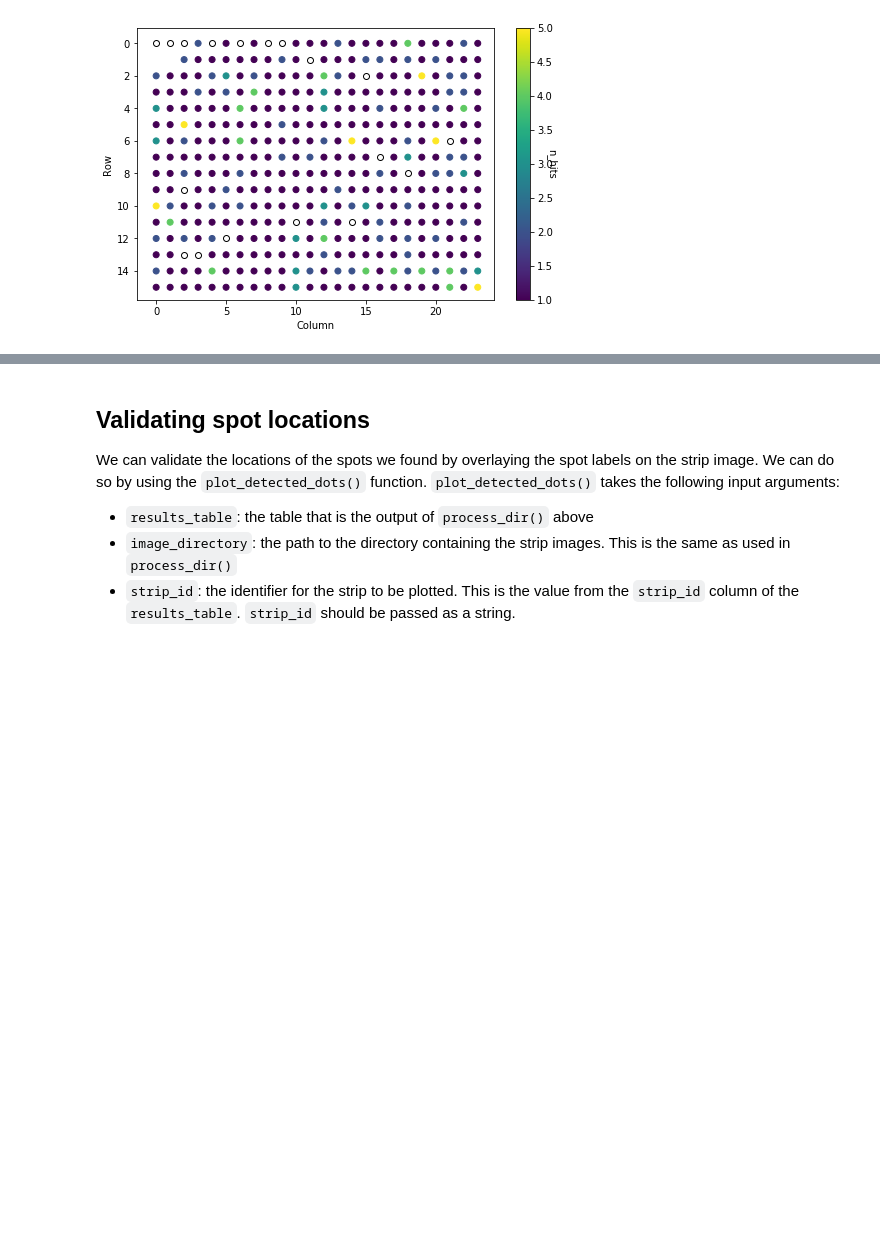
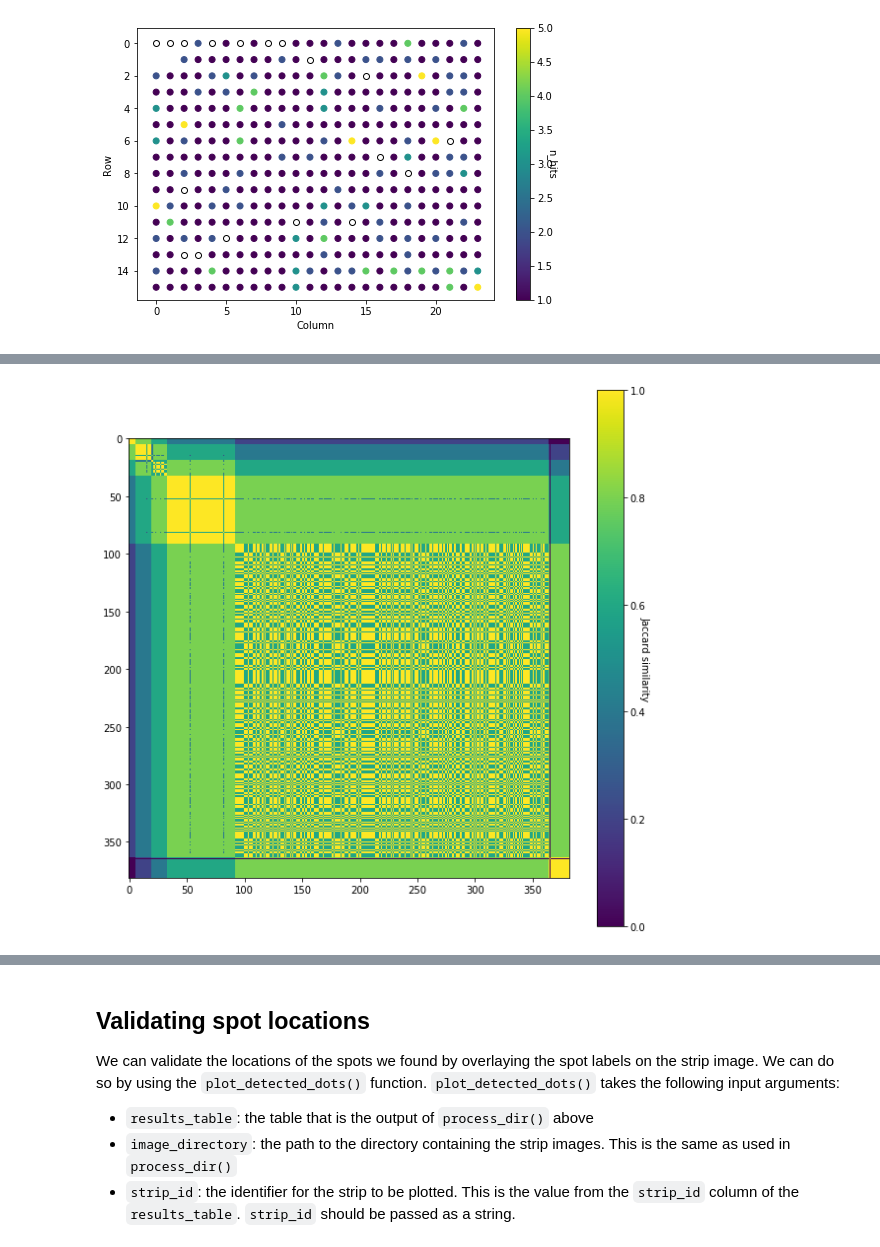
Before and after one commit to czbiohub/dotblotr, a Jupyter notebook: examples/multi_file_example.ipynb, the cells around one changed output, grey strips where cells are left out. Saved outputs shown, nothing was run; the diff lists cells and outputs as text; code cells hidden in the pictures; blank space fills up the shorter version.

```diff
--- a/examples/multi_file_example.ipynb
+++ b/examples/multi_file_example.ipynb
@@ -110,0 +215,37 @@ plot_hit_counts(hit_dfs[0]);
+# %%
+import numpy as np
+from sklearn.metrics import jaccard_similarity_score
+
+sort_by = ['n_hits', 'dot_name']
+hit_table = hit_tables[0]
+
+hit_table.sort_values(by=sort_by, axis=0, inplace=True, ascending=False)
+
+expression_patterns = []
+# make the list of patient expression patterns
+for i, row in hit_table.iterrows():
+    name = row['dot_name']
+    count = row['n_hits']
+    dot_table = results_table.loc[results_table['dot_name'] == name]
+    sorted_dot_table = dot_table.sort_values(by=['strip_id'], axis=0, inplace=False, ascending=False)
+
+    expression_patterns.append(dot_table['pos_hit'].values)
+
+expression_patterns = np.array(expression_patterns)
+sim_matrix = np.zeros((expression_patterns.shape[0], expression_patterns.shape[0]))
+bad_comparison = []
+
+for i, pat1 in enumerate(expression_patterns):
+    for j, pat2 in enumerate(expression_patterns):
+        if pat1.shape[0] == pat2.shape[0]:
+            sim_matrix[i, j] = jaccard_similarity_score(pat1, pat2)
+        else:
+            sim_matrix[i, j] = 0
+            bad_comparison.append((i, j))
+# %%
+fig, ax = plt.subplots(figsize=(10, 10))
+im = ax.imshow(sim_matrix)
+cbar = plt.colorbar(im)
+cbar.set_label('Jaccard similarity', rotation=270)
+# %% [output]
+[figure, added]
```
Also changed, not shown: parts of 8 cells of this notebook, 4 other files.
